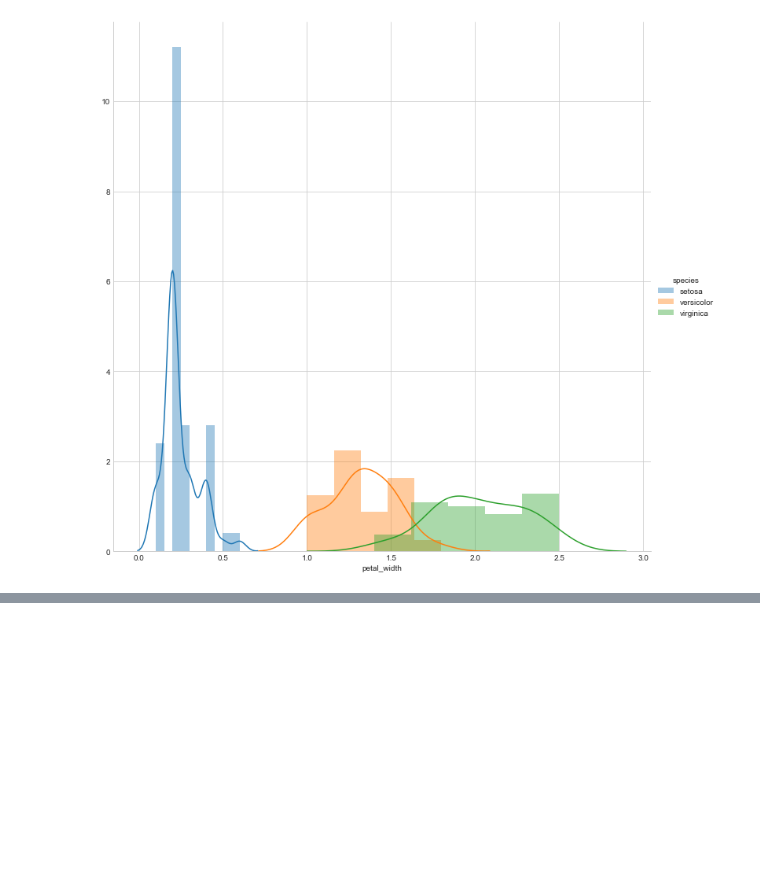
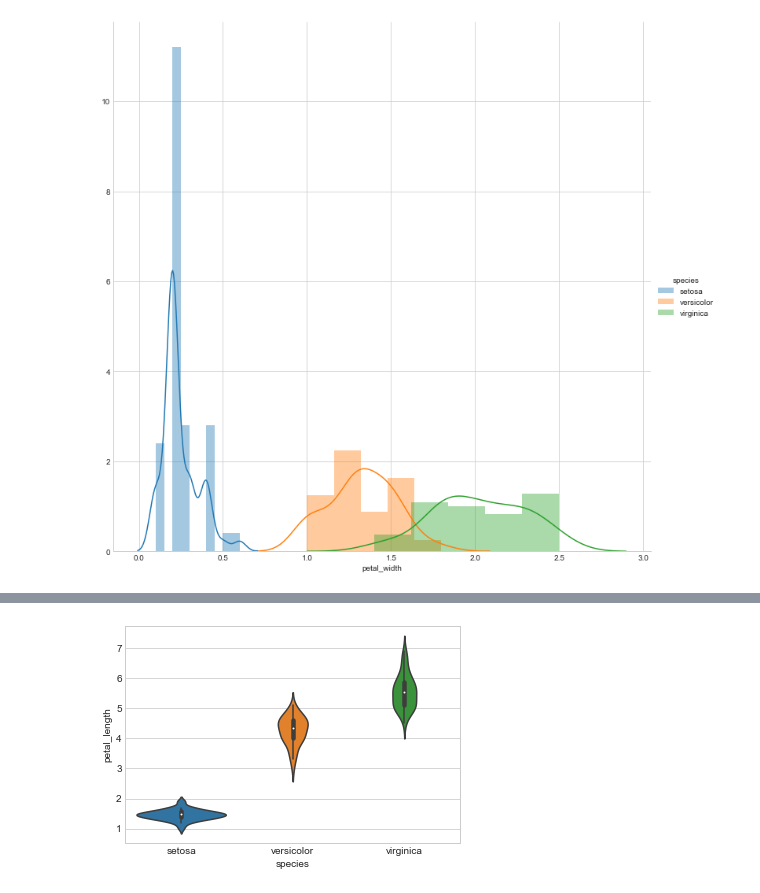
Before and after one commit to utkarshalok/ML-AI, a Jupyter notebook: IRIS/EDA.ipynb, the cells around one changed output, grey strips where cells are left out. Saved outputs shown, nothing was run; the diff lists cells and outputs as text; code cells hidden in the pictures; blank space fills up the shorter version.

```diff
--- a/IRIS/Untitled.ipynb
+++ b/IRIS/EDA.ipynb
@@ -43,0 +101,5 @@ AttributeError: 'numpy.ndarray' object has no attribute 'insert'
+# %%
+sns.violinplot(x="species",y="petal_length",size=20,data=iris)
+plt.show()
+# %% [output]
+[figure, added]
```
Also changed, not shown: parts of 4 cells of this notebook, 1 other file.
